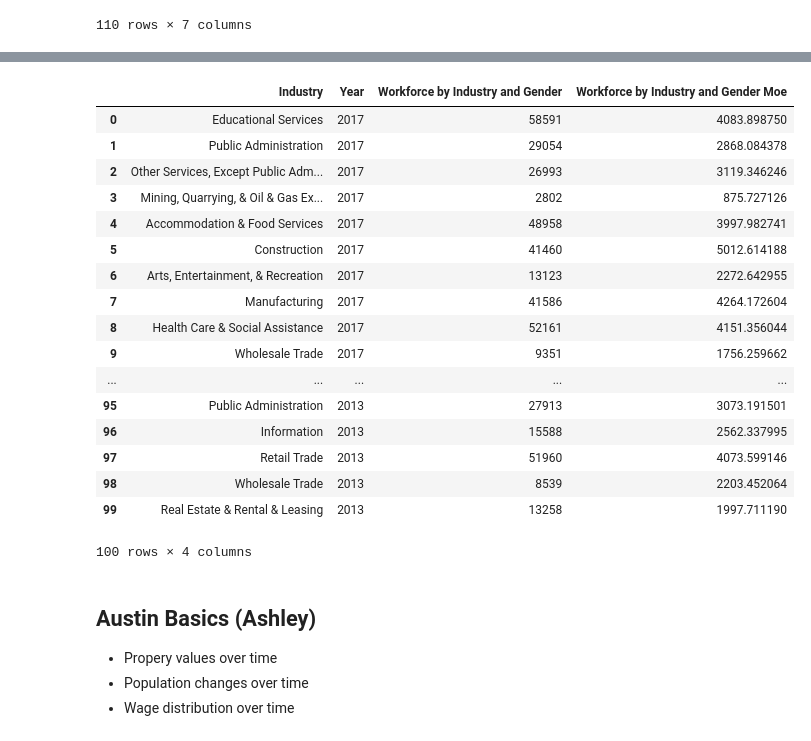
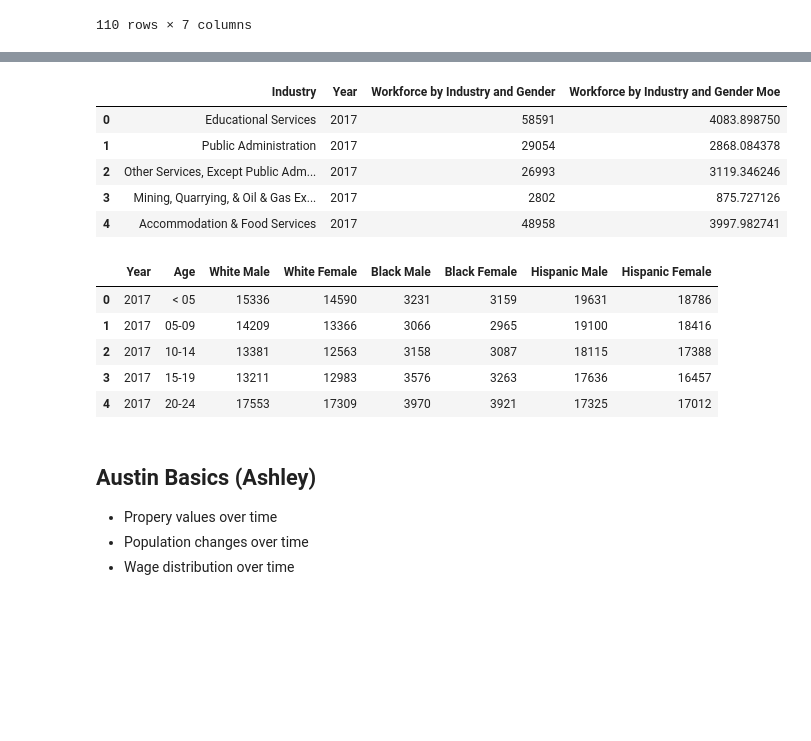
Before and after one commit to aktavern/Project-1, a Jupyter notebook: Project 1 - Final Data Analysis.ipynb, the cells around one changed output, grey strips where cells are left out. Saved outputs shown, nothing was run; the diff lists cells and outputs as text; code cells hidden in the pictures; blank space fills up the shorter version.

```diff
--- a/Project 1 - Final Data Analysis.ipynb
+++ b/Project 1 - Final Data Analysis.ipynb
@@ -118,28 +97,17 @@ wage_by_race[["Race",
 # %%
 # grab columns we want about industry data
-employment_by_industry[['Industry',
+employment_by_industry = employment_by_industry[['Industry',
                         'Year',
                         'Workforce by Industry and Gender',
                         'Workforce by Industry and Gender Moe']]
+employment_by_industry.head()
 # %% [output]
 |  | Industry | Year | Workforce by Industry and Gender | Workforce by Industry and Gender Moe |
 | 0 | Educational Services | 2017 | 58591 | 4083.898750 |
 | 1 | Public Administration | 2017 | 29054 | 2868.084378 |
 | 2 | Other Services, Except Public Adm... | 2017 | 26993 | 3119.346246 |
 | 3 | Mining, Quarrying, & Oil & Gas Ex... | 2017 | 2802 | 875.727126 |
 | 4 | Accommodation & Food Services | 2017 | 48958 | 3997.982741 |
-| 5 | Construction | 2017 | 41460 | 5012.614188 |
-| 6 | Arts, Entertainment, & Recreation | 2017 | 13123 | 2272.642955 |
-| 7 | Manufacturing | 2017 | 41586 | 4264.172604 |
-| 8 | Health Care & Social Assistance | 2017 | 52161 | 4151.356044 |
-| 9 | Wholesale Trade | 2017 | 9351 | 1756.259662 |
-| ... | ... | ... | ... | ... |
-| 95 | Public Administration | 2013 | 27913 | 3073.191501 |
-| 96 | Information | 2013 | 15588 | 2562.337995 |
-| 97 | Retail Trade | 2013 | 51960 | 4073.599146 |
-| 98 | Wholesale Trade | 2013 | 8539 | 2203.452064 |
-| 99 | Real Estate & Rental & Leasing | 2013 | 13258 | 1997.711190 |
-100 rows × 4 columns
 # %%
 #clean up demographics data
 demographics["White Male"] = demographics["White Male"].str.replace(',','')
@@ -156,7 +124,6 @@ demographics["Hispanic Female"] = demographics["Hispanic Female"].str.replace(',
 demographics["Hispanic Female"] = demographics["Hispanic Female"].astype(int)
 
 
-
 demographics = demographics[["Year",
              "Age",
              "White Male",
@@ -165,6 +132,14 @@ demographics = demographics[["Year",
              "Black Female",
              "Hispanic Male",
              "Hispanic Female"]]
+demographics.head()
+# %% [output]
+|  | Year | Age | White Male | White Female | Black Male | Black Female | Hispanic Male | Hispanic Female |
+| 0 | 2017 | < 05 | 15336 | 14590 | 3231 | 3159 | 19631 | 18786 |
+| 1 | 2017 | 05-09 | 14209 | 13366 | 3066 | 2965 | 19100 | 18416 |
+| 2 | 2017 | 10-14 | 13381 | 12563 | 3158 | 3087 | 18115 | 17388 |
+| 3 | 2017 | 15-19 | 13211 | 12983 | 3576 | 3263 | 17636 | 16457 |
+| 4 | 2017 | 20-24 | 17553 | 17309 | 3970 | 3921 | 17325 | 17012 |
 # %% [markdown]
 ## Austin Basics (Ashley)
 - Propery values over time
```
Also changed, not shown: parts of 7 cells of this notebook.
